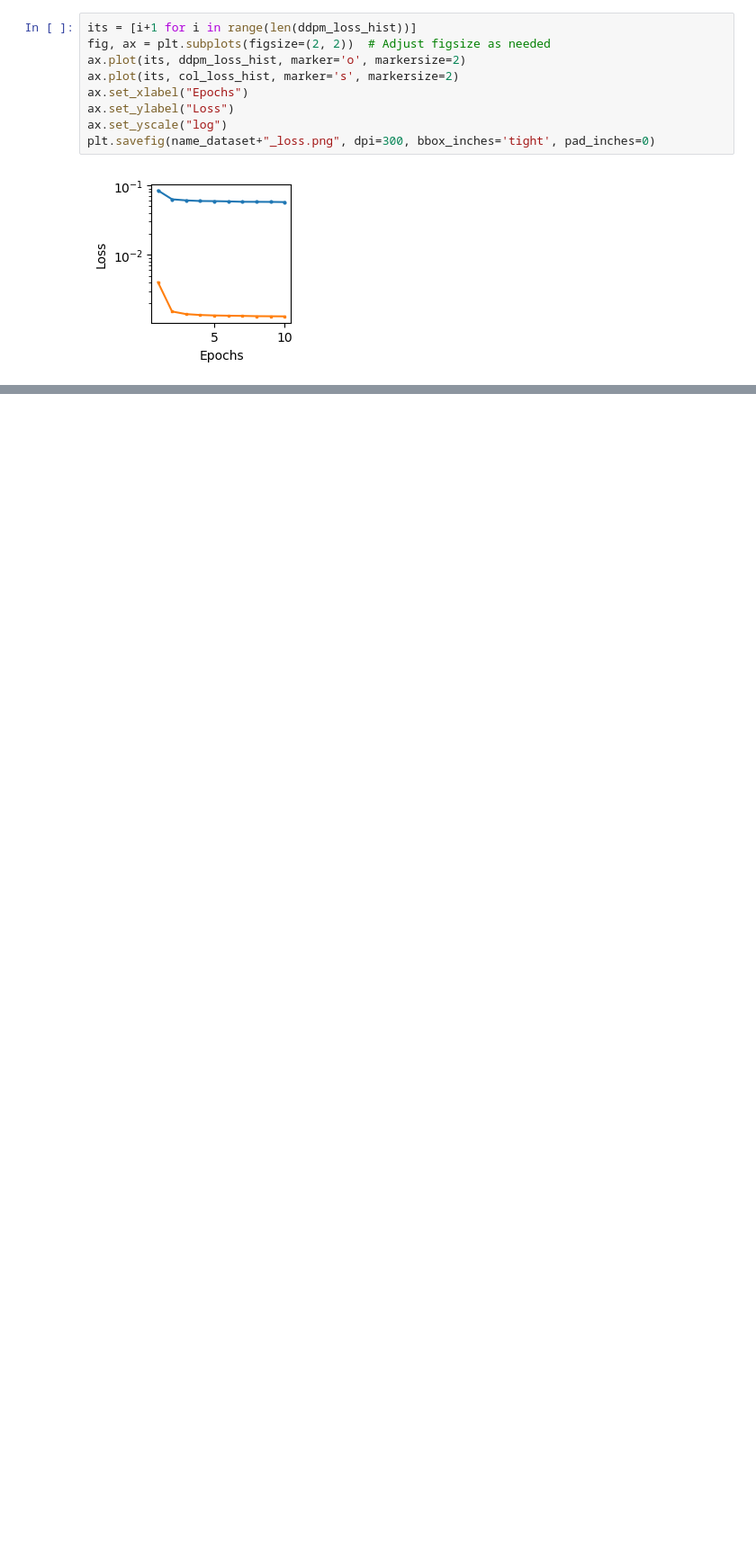
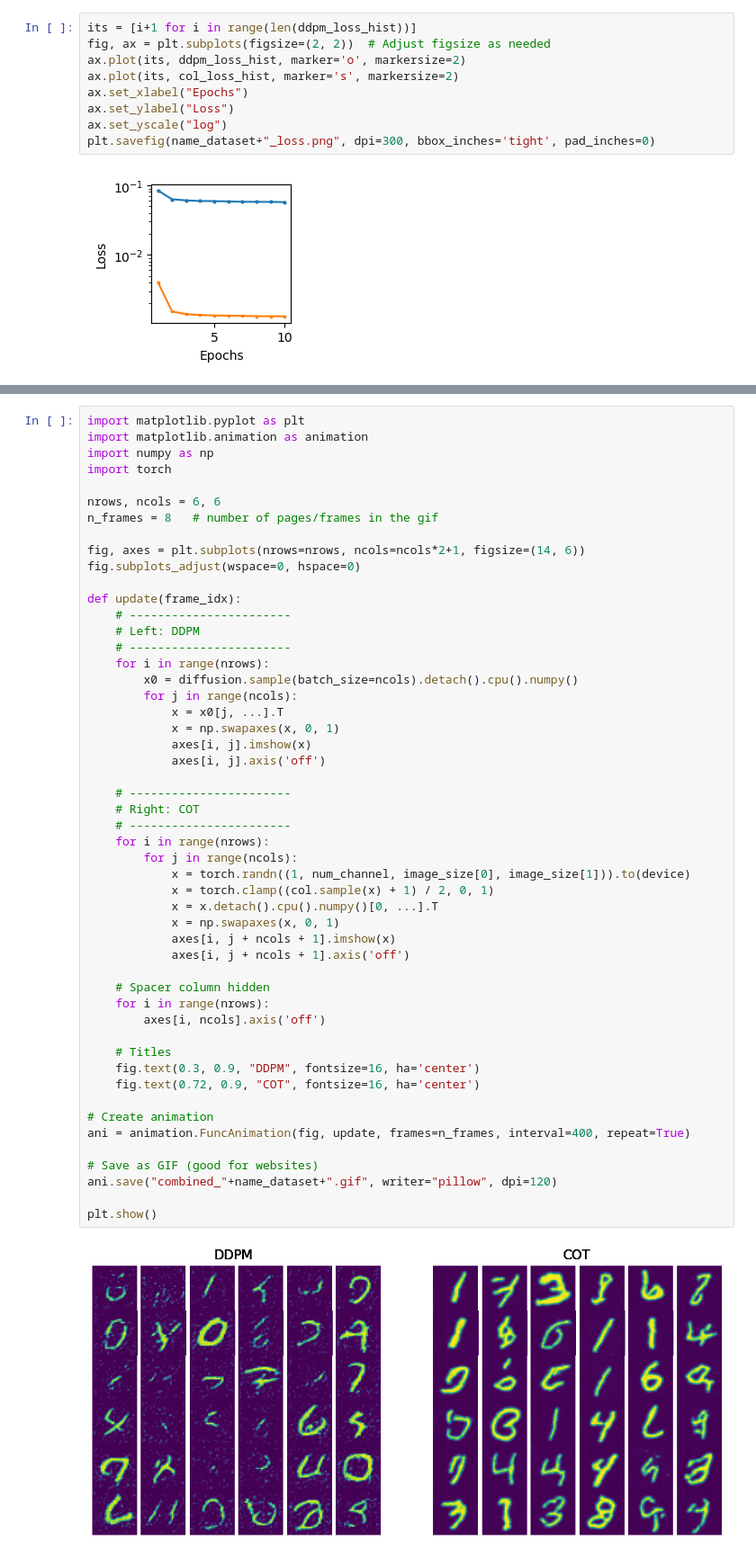
Before and after one commit to mohsensadr/GenAI, a Jupyter notebook: testing/Plots.ipynb, the cells around one changed output, grey strips where cells are left out. Shown at 90% size. Saved outputs shown, nothing was run; the diff lists cells and outputs as text; blank space fills up the shorter version.

```diff
--- a/testing/Plots.ipynb
+++ b/testing/Plots.ipynb
@@ -237,0 +228,53 @@ plt.show()
+# %%
+import matplotlib.pyplot as plt
+import matplotlib.animation as animation
+import numpy as np
+import torch
+
+nrows, ncols = 6, 6
+n_frames = 8   # number of pages/frames in the gif
+
+fig, axes = plt.subplots(nrows=nrows, ncols=ncols*2+1, figsize=(14, 6))
+fig.subplots_adjust(wspace=0, hspace=0)
+
+def update(frame_idx):
+    # -----------------------
+    # Left: DDPM
+    # -----------------------
+    for i in range(nrows):
+        x0 = diffusion.sample(batch_size=ncols).detach().cpu().numpy()
+        for j in range(ncols):
+            x = x0[j, ...].T
+            x = np.swapaxes(x, 0, 1)
+            axes[i, j].imshow(x)
+            axes[i, j].axis('off')
+
+    # -----------------------
+    # Right: COT
+    # -----------------------
+    for i in range(nrows):
+        for j in range(ncols):
+            x = torch.randn((1, num_channel, image_size[0], image_size[1])).to(device)
+            x = torch.clamp((col.sample(x) + 1) / 2, 0, 1)
+            x = x.detach().cpu().numpy()[0, ...].T
+            x = np.swapaxes(x, 0, 1)
+            axes[i, j + ncols + 1].imshow(x)
+            axes[i, j + ncols + 1].axis('off')
+
+    # Spacer column hidden
+    for i in range(nrows):
+        axes[i, ncols].axis('off')
+
+    # Titles
+    fig.text(0.3, 0.9, "DDPM", fontsize=16, ha='center')
+    fig.text(0.72, 0.9, "COT", fontsize=16, ha='center')
+
+# Create animation
+ani = animation.FuncAnimation(fig, update, frames=n_frames, interval=400, repeat=True)
+
+# Save as GIF (good for websites)
+ani.save("combined_"+name_dataset+".gif", writer="pillow", dpi=120)
+
+plt.show()
+# %% [output]
+[figure, added]
```
Also changed, not shown: parts of 3 cells of this notebook, 1 other file.
